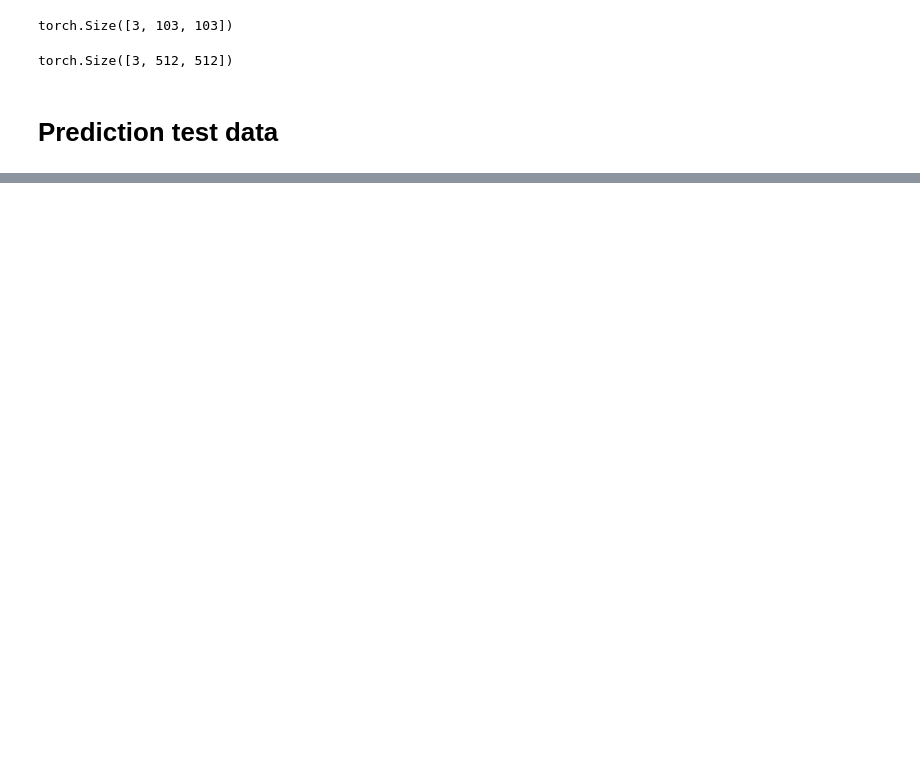
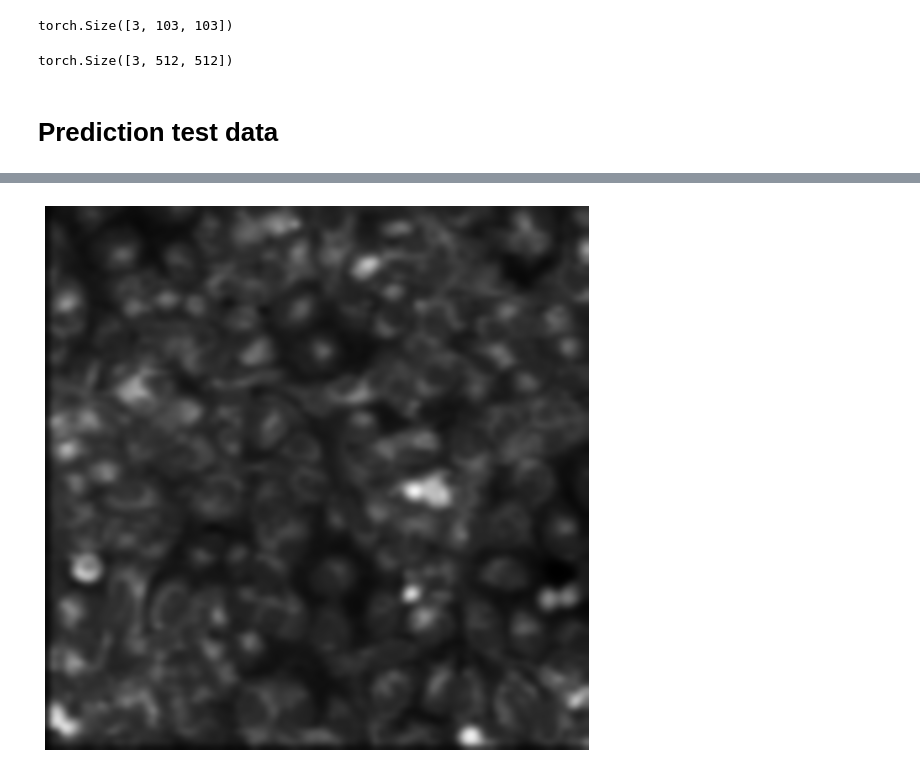
Before and after one commit to nikadilli/elemental-imageing-enhancement, a Jupyter notebook: UNetSR_test_colab.ipynb, the cells around one changed output, grey strips where cells are left out. Cells and saved outputs as stored; diff of their text form; code cells hidden in the pictures; blank space fills up the shorter version.

```diff
--- a/UNetSR_test_colab.ipynb
+++ b/UNetSR_test_colab.ipynb
@@ -167,0 +208,4 @@ drive.mount('/content/drive')
+# %%
+show_image(img, figsize=(10,10), interpolation='bicubic');
+# %% [output]
+[figure, added]
```
Also changed, not shown: parts of 19 cells of this notebook.
